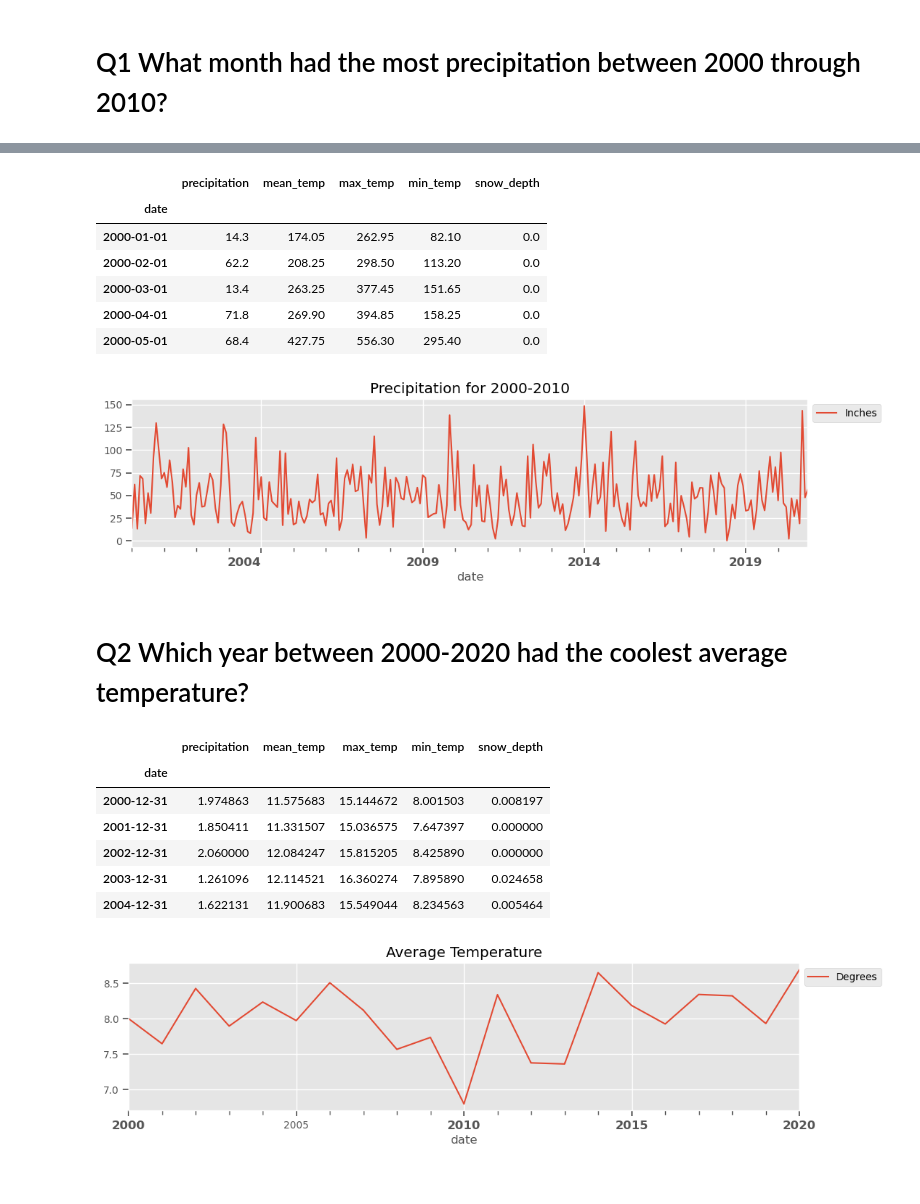
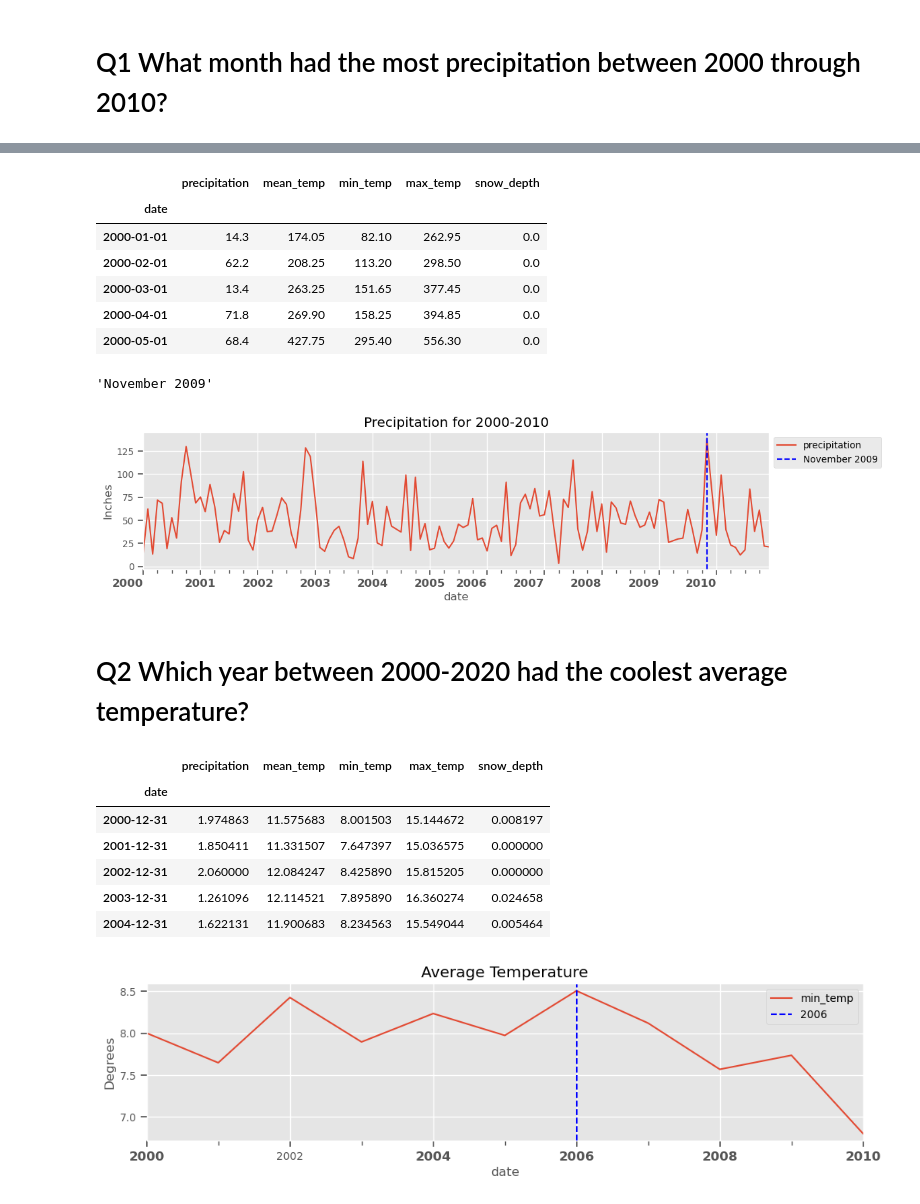
Before and after one commit to SeeBee8/Resampling, a Jupyter notebook: Resampling.ipynb, the cells around one changed output, grey strips where cells are left out. Cells and saved outputs as stored; diff of their text form; code cells hidden in the pictures.

```diff
--- a/Resampling.ipynb
+++ b/Resampling.ipynb
@@ -41,4 +41,4 @@ df.head()
 ## Convert to datetime dtype
 # %%
 df['date'] = pd.to_datetime(df['date'], format='%Y%m%d')
-df['date']
+df['date'] = pd.to_datetime(df['date'].dt.strftime('%B %Y'))
@@ -72,5 +59,9 @@ df.head(1)
 -  min temp
 -  snow depth
 # %%
-dff = df.loc['2000':, ['precipitation', 'mean_temp', 'max_temp', 'min_temp', 'snow_depth']]
-dff.head()
+df.sort_index()
+#Slide dates
+From = "20200101"
+To = "20101231"
+dff= df.copy()
+dff=dff.loc[:,['precipitation', 'mean_temp', 'min_temp', 'max_temp', 'snow_depth']]
@@ -84,0 +68,3 @@ dff.head()
+# %%
+dff=dff.loc['20000101':"20101231"]
+dff.tail()
@@ -139,13 +114,13 @@ tempR
 temp1=temp.resample("MS").sum()
 temp1.head()
 # %% [output]
-|  | precipitation | mean_temp | max_temp | min_temp | snow_depth |
+|  | precipitation | mean_temp | min_temp | max_temp | snow_depth |
 | date |  |  |  |  |  |
-| 2000-01-01 | 14.3 | 174.05 | 262.95 | 82.10 | 0.0 |
-| 2000-02-01 | 62.2 | 208.25 | 298.50 | 113.20 | 0.0 |
-| 2000-03-01 | 13.4 | 263.25 | 377.45 | 151.65 | 0.0 |
-| 2000-04-01 | 71.8 | 269.90 | 394.85 | 158.25 | 0.0 |
-| 2000-05-01 | 68.4 | 427.75 | 556.30 | 295.40 | 0.0 |
+| 2000-01-01 | 14.3 | 174.05 | 82.10 | 262.95 | 0.0 |
+| 2000-02-01 | 62.2 | 208.25 | 113.20 | 298.50 | 0.0 |
+| 2000-03-01 | 13.4 | 263.25 | 151.65 | 377.45 | 0.0 |
+| 2000-04-01 | 71.8 | 269.90 | 158.25 | 394.85 | 0.0 |
+| 2000-05-01 | 68.4 | 427.75 | 295.40 | 556.30 | 0.0 |
 # %%
 max_prep = temp1['precipitation'].idxmax()
 locmonths = mdates.MonthLocator(interval=3)
@@ -153,26 +128,35 @@ locyear = mdates.YearLocator(1)
 fmtyear = mdates.DateFormatter("%Y")
 titlep=  'Precipitation for 2000-2010'
 ylabel = 'Inches'
+# %%
+max_prep = temp1['precipitation'].idxmax(axis=0).strftime('%B %Y')
+max_prep
+
+#adapted from: askpython.com/python/examples/obtain-current-year-and-month
+# %% [output]
+'November 2009'
 # %%
 fig, ax = plt.subplots(figsize=(12,3))
 
 #Set ticklabel format
 ax.set_xticks(ax.get_xticks())
 ax.set_xticklabels(ax.get_xticklabels(), fontsize = 'large', fontweight= 'bold')
 
 #Set major ticks
 ax.xaxis.set_major_locator(locyear)
 ax.xaxis.set_major_formatter(fmtyear)
 
 #Set minor ticks
 ax.xaxis.set_minor_locator(locmonths)
 
 fig.autofmt_xdate(which='major', rotation=90)
-temp1['precipitation'].plot(ax=ax, title=titlep, label=ylabel)
+temp1['precipitation'].plot(ax=ax, title=titlep)
+ax.axvline(max_prep, color='blue', linestyle= "--", label=f'{max_prep}')
 ax.legend(bbox_to_anchor=[1,1]);ax.legend(bbox_to_anchor=[1,1])
+ax.set_ylabel(ylabel)
 plt.show();
 # %% [output]
-[figure, old version]
+[figure, new version]
 # %% [markdown]
 # Q2 Which year between 2000-2020 had the coolest average temperature?
 # %%
@@ -180,11 +164,11 @@ plt.show();
 temp2=temp.resample("Y").mean()
 temp2.head()
 # %% [output]
-|  | precipitation | mean_temp | max_temp | min_temp | snow_depth |
+|  | precipitation | mean_temp | min_temp | max_temp | snow_depth |
 | date |  |  |  |  |  |
-| 2000-12-31 | 1.974863 | 11.575683 | 15.144672 | 8.001503 | 0.008197 |
-| 2001-12-31 | 1.850411 | 11.331507 | 15.036575 | 7.647397 | 0.000000 |
-| 2002-12-31 | 2.060000 | 12.084247 | 15.815205 | 8.425890 | 0.000000 |
-| 2003-12-31 | 1.261096 | 12.114521 | 16.360274 | 7.895890 | 0.024658 |
-| 2004-12-31 | 1.622131 | 11.900683 | 15.549044 | 8.234563 | 0.005464 |
+| 2000-12-31 | 1.974863 | 11.575683 | 8.001503 | 15.144672 | 0.008197 |
+| 2001-12-31 | 1.850411 | 11.331507 | 7.647397 | 15.036575 | 0.000000 |
+| 2002-12-31 | 2.060000 | 12.084247 | 8.425890 | 15.815205 | 0.000000 |
+| 2003-12-31 | 1.261096 | 12.114521 | 7.895890 | 16.360274 | 0.024658 |
+| 2004-12-31 | 1.622131 | 11.900683 | 8.234563 | 15.549044 | 0.005464 |
 # %%
@@ -200,11 +184,11 @@ fig, ax = plt.subplots(figsize = (12,3))
 ax.set()
 
 #Set major ticks
-ax.xaxis.set_major_locator(locyear)
+ax.xaxis.set_major_locator(locmajor)
 ax.xaxis.set_major_formatter(fmtyear)
 
 #Set minor ticks
-ax.xaxis.set_minor_locator(locmonths)
+ax.xaxis.set_minor_locator(locminor)
 
 #Set ticklabel format
 ax.set_xticks(ax.get_xticks())
@@ -214,9 +198,10 @@ ax.set_xticklabels(ax.get_xticklabels(), fontsize = 'large', fontweight= 'bold')
 fig = ax.get_figure()
 fig.autofmt_xdate(rotation=90, ha= 'center')
 
-temp2['min_temp'].plot(ax=ax, title=titlet, label= ylabel)
-
+temp2['min_temp'].plot(ax=ax, title=titlet)
+ax.axvline(low_temp, color='blue', linestyle= "--", label=f'{low_temp}')
+ax.set_ylabel(ylabel)
 ax.legend(bbox_to_anchor=[1,1]);ax.legend(bbox_to_anchor=[1,1])
 plt.show();
 # %% [output]
-[figure, old version]
+[figure, new version]
```
Also changed, not shown: parts of 12 cells of this notebook.
